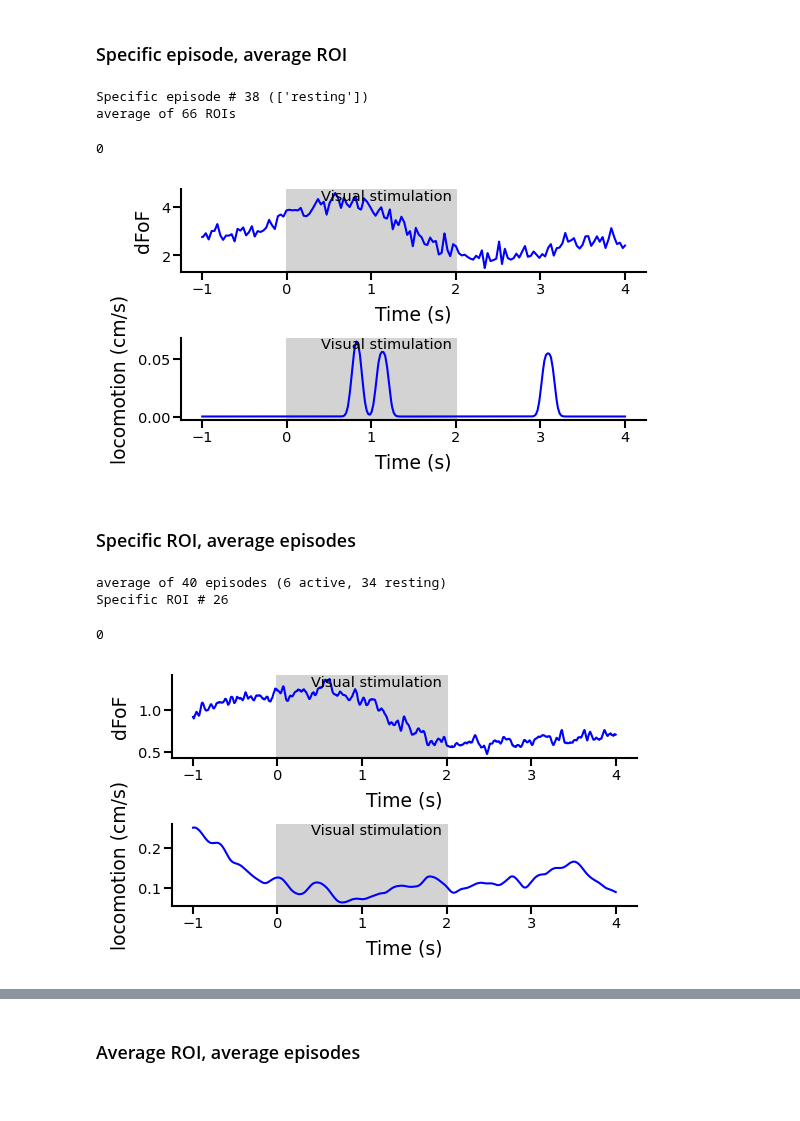
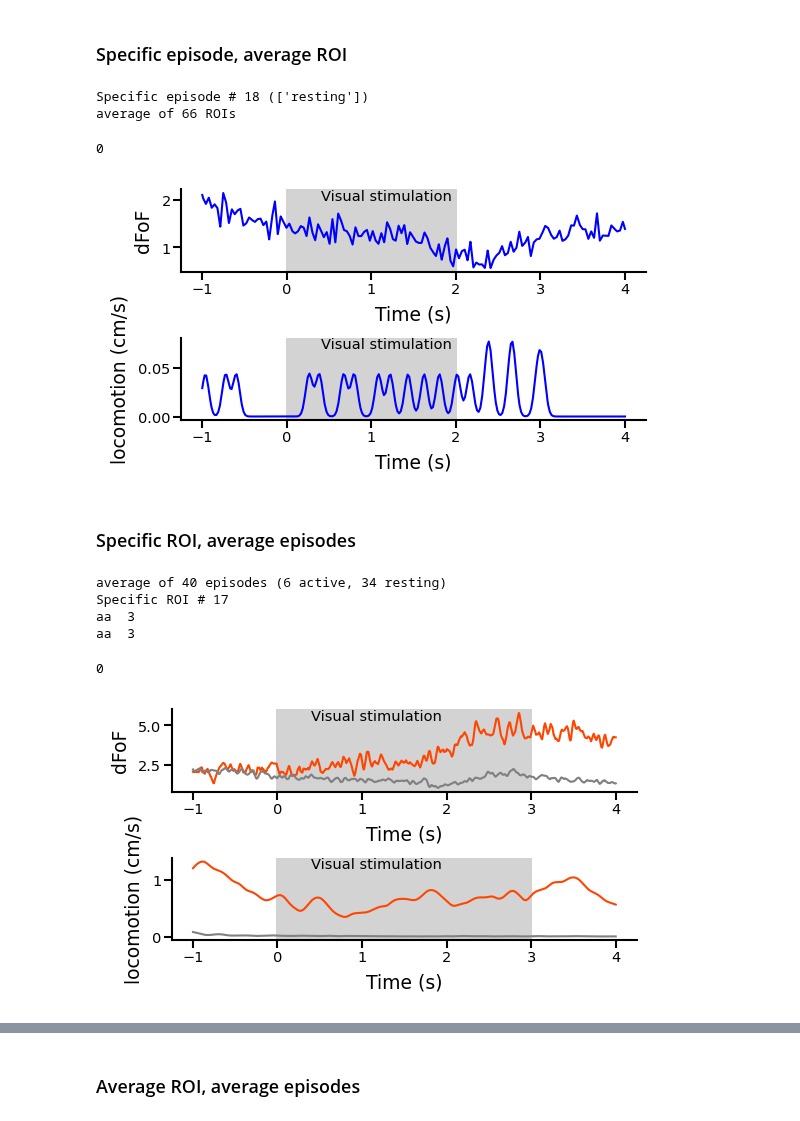
Before and after one commit to LauraGonzalez2000/physion, a Jupyter notebook: notebooks/personalized/Behavioral_modulation_of_visually_evoked_activity.ipynb, the cells around one changed output, grey strips where cells are left out. Saved outputs shown, nothing was run; the diff lists cells and outputs as text; code cells hidden in the pictures.

```diff
--- a/notebooks/personalized/Behavioral_modulation_of_visually_evoked_activity.ipynb
+++ b/notebooks/personalized/Behavioral_modulation_of_visually_evoked_activity.ipynb
@@ -550,7 +550,7 @@ def plot_dFoF_locomotion(episodes,
     AX[1].set_ylabel('locomotion (cm/s)', fontsize=9)
 
     for ax in AX:
-        ax.axvspan(0, 2, color='lightgrey')
+        ax.axvspan(0, int(np.unique(episodes.time_duration)), color='lightgrey')
         ax.set_xlabel('Time (s)', fontsize=9)
         ax.annotate('Visual stimulation', (0.30, 1), color='black', xycoords='axes fraction', va='top', fontsize=7)
         ax.tick_params(axis='both', labelsize=7, pad=1, direction='out', length=4, width=1)
@@ -723,2 +708,13 @@ value to compare to threshold :  0.3401805441082043
 # %% [markdown]
 ### Specific ROI, specific episode
+# %%
+protocol = 'moving-dots'
+
+Ep = EpisodeData(data,
+                 quantities=['dFoF', 'running_speed', 'pupil'],
+                 protocol_name=protocol)
+HMcond = compute_high_arousal_cond(Ep,
+                                   pre_stim = 1,
+                                   pupil_threshold = 0.29,
+                                   running_speed_threshold = 0.1,
+                                   metric = 'locomotion')
@@ -741,35 +741,37 @@ Specific ROI # 23
 # %% [markdown]
 ### Specific episode, average ROI
 # %%
-epi_num = random.randint(0, Ep_MvDots.dFoF.shape[0]-1) #chosen randomly
+epi_num = random.randint(0, Ep.dFoF.shape[0]-1) #chosen randomly
 
-plot_dFoF_locomotion(Ep_MvDots,
-                     HMcond_MvDots,
+plot_dFoF_locomotion(Ep,
+                     HMcond,
                      roi_n=None,
                      episode_n = epi_num,
                      general=True,
                      active=True,
                      resting=True)
 # %% [output]
-Specific episode # 38 (['resting'])
+Specific episode # 18 (['resting'])
 average of 66 ROIs
 0
-[figure, old version]
+[figure, new version]
 # %% [markdown]
 ### Specific ROI, average episodes
 # %%
-roi = random.randint(0, Ep_MvDots.dFoF.shape[1]-1)  #chosen randomly  #roi=17
+roi = 17 #random.randint(0, Ep.dFoF.shape[1]-1)  #chosen randomly  #roi=17
 
-plot_dFoF_locomotion(Ep_MvDots,
-                     HMcond_MvDots,
+plot_dFoF_locomotion(Ep,
+                     HMcond,
                      roi_n=roi,
                      episode_n = None,
-                     general=True,
-                     active=False,
-                     resting=False)
+                     general=False,
+                     active=True,
+                     resting=True)
 # %% [output]
 average of 40 episodes (6 active, 34 resting)
-Specific ROI # 26
+Specific ROI # 17
+aa  3
+aa  3
 0
-[figure, old version]
+[figure, new version]
 # %%
```
Also changed, not shown: parts of 33 cells of this notebook, 2 other files.
